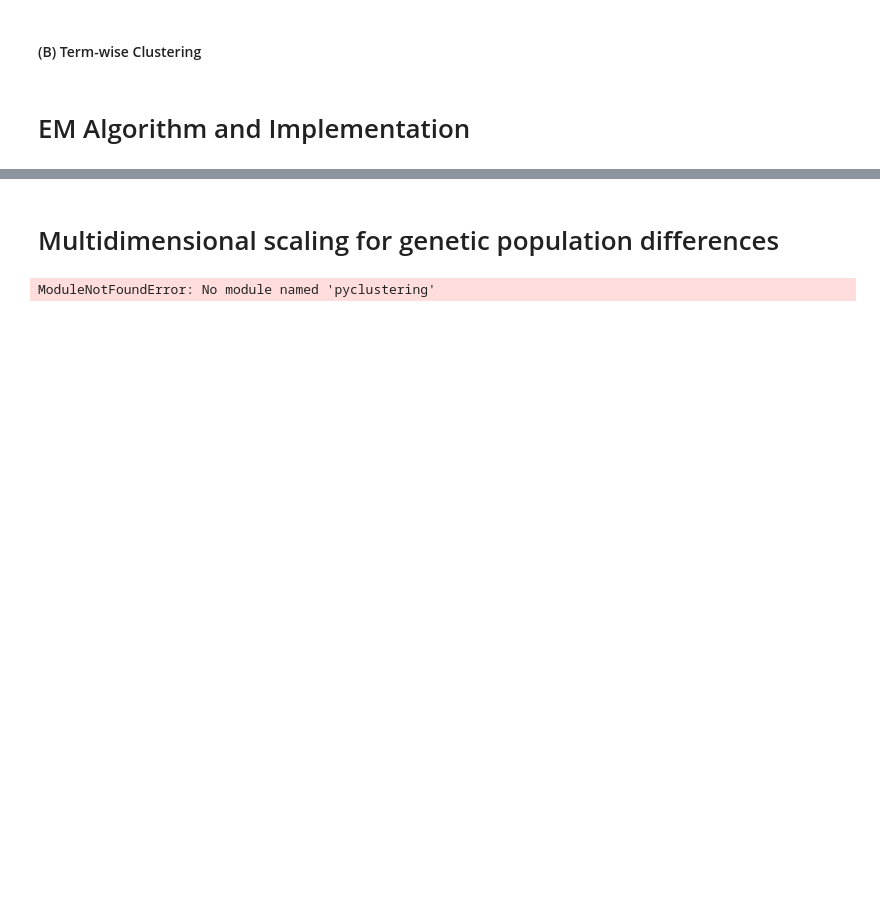
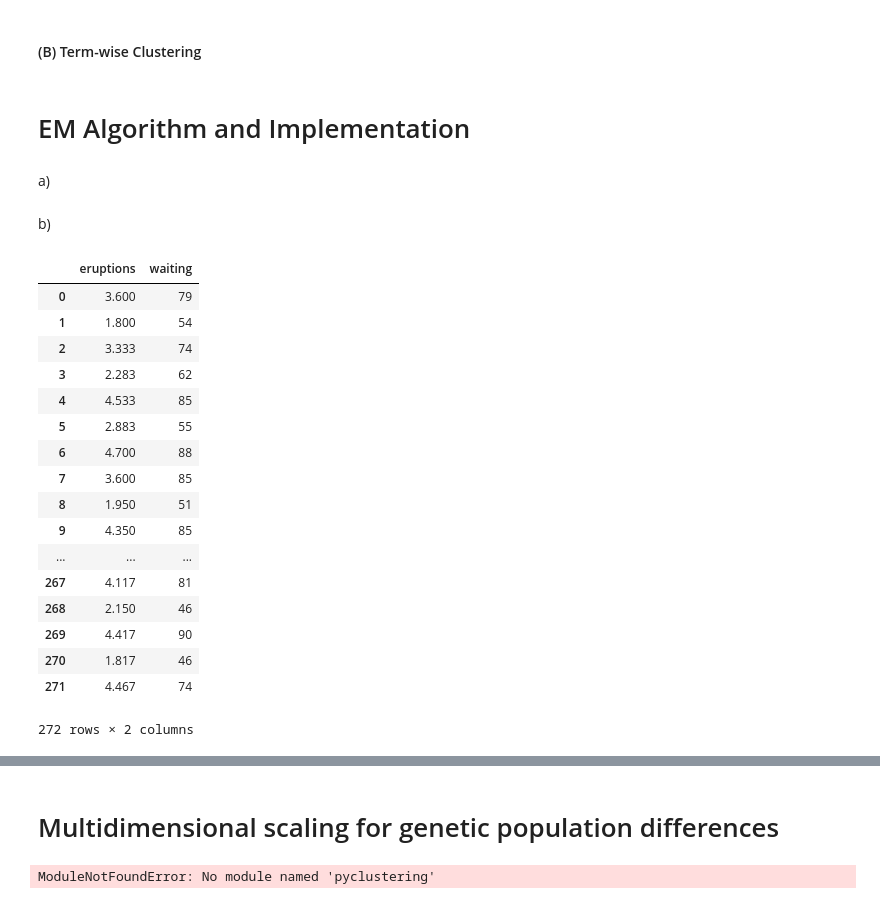
Before and after one commit to simirajpal/Applied-Machine-Learning, a Jupyter notebook: Assignment_3/Homework3_Code.ipynb, the cells around one changed output, grey strips where cells are left out. Cells and saved outputs as stored; diff of their text form; code cells hidden in the pictures; blank space fills up the shorter version.

```diff
--- a/Assignment_3/Homework3_Code.ipynb
+++ b/Assignment_3/Homework3_Code.ipynb
@@ -497,0 +487,4 @@ with open('faitful.dat.txt') as f:
+# %% [markdown]
+a)
+# %% [markdown]
+b)
@@ -497,0 +510,21 @@ with open('faitful.dat.txt') as f:
+# %%
+df # quality check
+# %% [output]
+|  | eruptions | waiting |
+| 0 | 3.600 | 79 |
+| 1 | 1.800 | 54 |
+| 2 | 3.333 | 74 |
+| 3 | 2.283 | 62 |
+| 4 | 4.533 | 85 |
+| 5 | 2.883 | 55 |
+| 6 | 4.700 | 88 |
+| 7 | 3.600 | 85 |
+| 8 | 1.950 | 51 |
+| 9 | 4.350 | 85 |
+| ... | ... | ... |
+| 267 | 4.117 | 81 |
+| 268 | 2.150 | 46 |
+| 269 | 4.417 | 90 |
+| 270 | 1.817 | 46 |
+| 271 | 4.467 | 74 |
+272 rows × 2 columns
```
Also changed, not shown: parts of 5 cells of this notebook.
